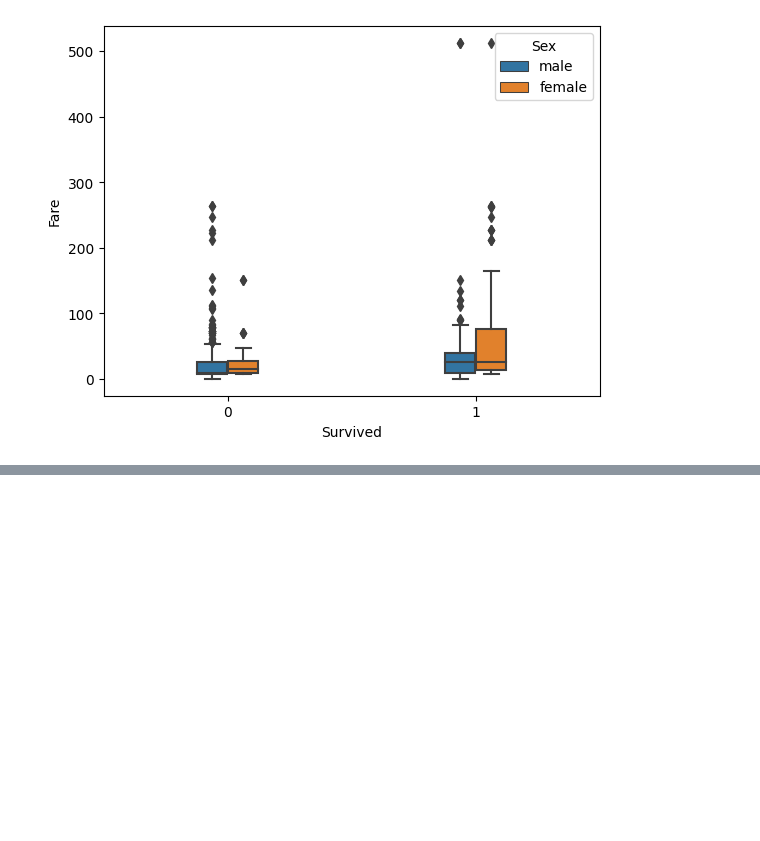
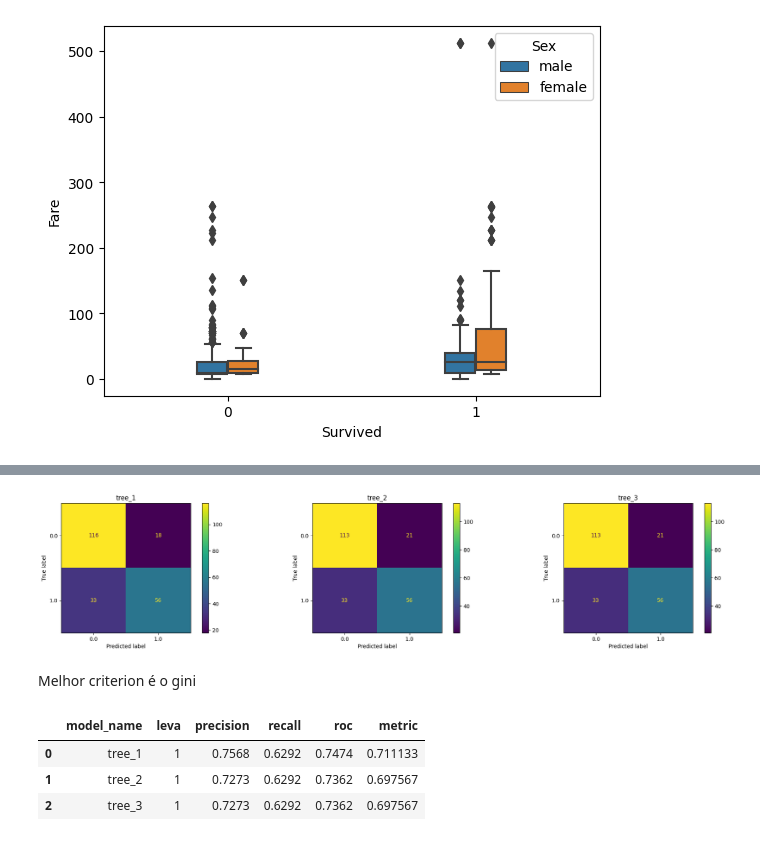
Before and after one commit to mateuseap/decision-tree, a Jupyter notebook: src/dt.ipynb, the cells around one changed output, grey strips where cells are left out. Saved outputs shown, nothing was run; the diff lists cells and outputs as text; code cells hidden in the pictures; blank space fills up the shorter version.

Commit message:
Dataset ready to train

```diff
--- a/src/dt.ipynb
+++ b/src/dt.ipynb
@@ -123,0 +209,3 @@ test_df = test_df.dropna()
+# %%
+CATEGORICAL_FEATURES = [col for col in train_df.columns if train_df[col].dtype == 'object']
+NUMERICAL_FEATURES = [col for col in train_df.columns if train_df[col].dtype != 'object']
@@ -123,0 +226,8 @@ test_df = test_df.dropna()
+# %%
+
+
+num_imputer = SimpleImputer(missing_values=np.nan, strategy='mean')
+cat_imputer = SimpleImputer(missing_values=np.nan, strategy='most_frequent')
+
+train_df[NUMERICAL_FEATURES] = num_imputer.fit_transform(train_df[NUMERICAL_FEATURES])
+train_df[CATEGORICAL_FEATURES] = cat_imputer.fit_transform(train_df[CATEGORICAL_FEATURES])
@@ -126,10 +255,4 @@ train_df.head()
 # %%
-oe = OrdinalEncoder(dtype=np.intc, categories=[['male', 'female']])
+oe = OrdinalEncoder()
 
-train_df['Sex'] = oe.fit_transform(train_df['Sex'].to_numpy().reshape(-1,1))
-test_df['Sex'] = oe.fit_transform(test_df['Sex'].to_numpy().reshape(-1,1))
-
-oe1 = OrdinalEncoder(dtype=np.intc, categories=[['S', 'C', 'Q']])
-
-train_df['Embarked'] = oe1.fit_transform(train_df['Embarked'].to_numpy().reshape(-1,1))
-test_df['Embarked'] = oe1.fit_transform(test_df['Embarked'].to_numpy().reshape(-1,1))
+train_df[CATEGORICAL_FEATURES] = oe.fit_transform(train_df[CATEGORICAL_FEATURES])
@@ -188,12 +288,19 @@ X_train.shape
 # %%
-seed = 10
-tree = DecisionTreeClassifier(criterion='gini',
-                              min_samples_leaf=5,
-                              min_samples_split=5,
-                              max_depth=None,
-                              random_state=seed)
-
-tree.fit(X_train, y_train)
-y_pred = tree.predict(X_test)
-accuracy = accuracy_score(y_test, y_pred)
-print('DecisionTreeClassifier accuracy score: {}'.format(accuracy))
+seed = 42
+tree_1 = DecisionTreeClassifier(criterion='gini', random_state=seed).fit(X_train, y_train)
+tree_2 = DecisionTreeClassifier(criterion='entropy', random_state=seed).fit(X_train, y_train)
+tree_3 = DecisionTreeClassifier(criterion='log_loss', random_state=seed).fit(X_train, y_train)
+# %%
+results_1 = plot_model_stats(3, [tree_1, tree_2, tree_3], ['tree_1', 'tree_2', 'tree_3'], X_test, y_test, 1)
+# %% [output]
+[figure, added]
+# %% [markdown]
+Melhor criterion é o gini
+# %%
+results_1 = build_dataframe(results_1)
+results_1
+# %% [output]
+|  | model_name | leva | precision | recall | roc | metric |
+| 0 | tree_1 | 1 | 0.7568 | 0.6292 | 0.7474 | 0.711133 |
+| 1 | tree_2 | 1 | 0.7273 | 0.6292 | 0.7362 | 0.697567 |
+| 2 | tree_3 | 1 | 0.7273 | 0.6292 | 0.7362 | 0.697567 |
```
Also changed, not shown: parts of 38 cells of this notebook.
